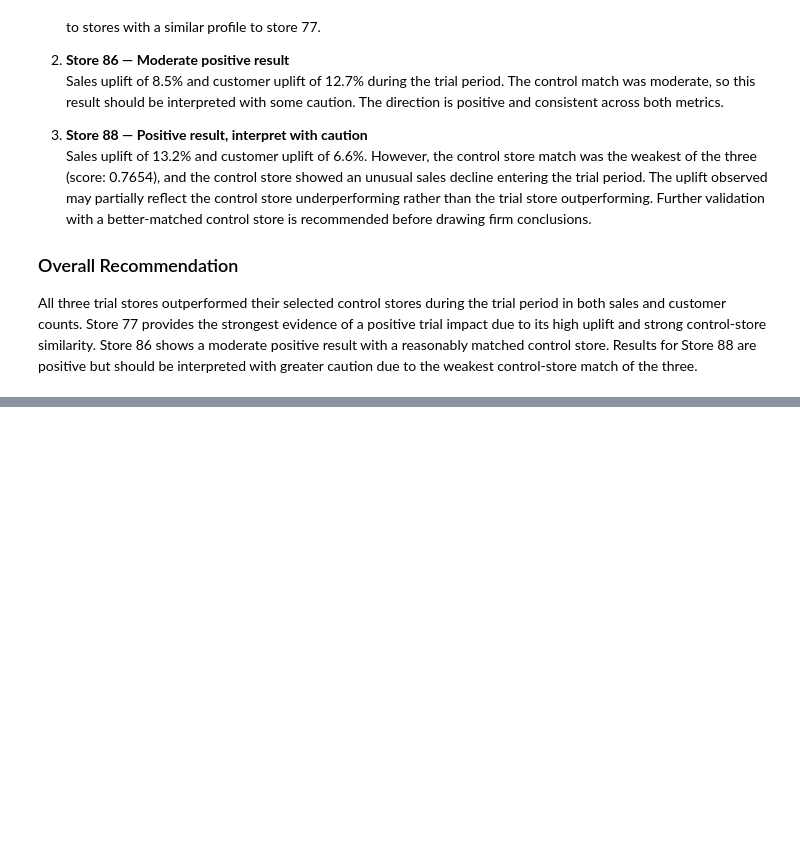
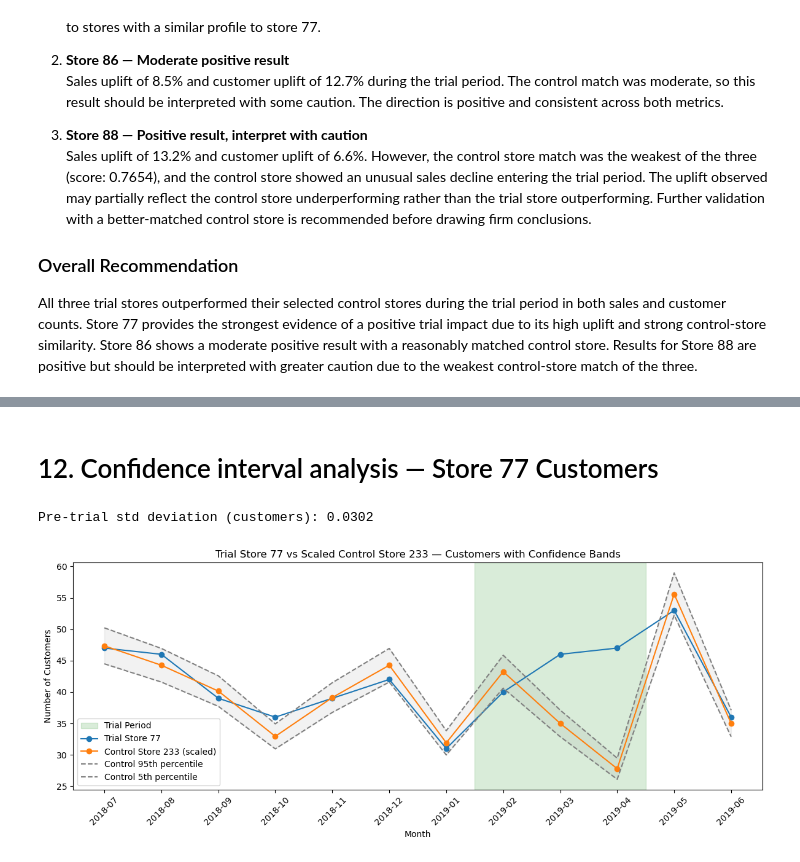
Before and after one commit to HarjiiBoss/forage-quantium-data-analytics, a Jupyter notebook: notebooks/task2_trial_vs_control.ipynb, the cells around one changed output, grey strips where cells are left out. Cells and saved outputs as stored; diff of their text form; code cells hidden in the pictures; blank space fills up the shorter version.

```diff
--- a/notebooks/task2_trial_vs_control.ipynb
+++ b/notebooks/task2_trial_vs_control.ipynb
@@ -397,0 +486,51 @@ All three trial stores outperformed their selected control stores during the tri
+# %% [markdown]
+# 12. Confidence interval analysis — Store 77 Customers
+# %%
+# Scaling factor for customers
+trial_pretrial_custs   = pre_trial[pre_trial['STORE_NBR'] == trial_store]['num_customers'].sum()
+control_pretrial_custs = pre_trial[pre_trial['STORE_NBR'] == control_store]['num_customers'].sum()
+scaling_factor_custs   = trial_pretrial_custs / control_pretrial_custs
+
+control_scaled_custs = store_monthly[store_monthly['STORE_NBR'] == control_store].copy()
+control_scaled_custs['scaled_custs'] = control_scaled_custs['num_customers'] * scaling_factor_custs
+
+# Percentage difference
+comparison_custs = trial_data[['YEARMONTH', 'num_customers']].merge(
+    control_scaled_custs[['YEARMONTH', 'scaled_custs']], on='YEARMONTH'
+)
+comparison_custs['pct_diff'] = abs(comparison_custs['scaled_custs'] - comparison_custs['num_customers']) / comparison_custs['scaled_custs']
+
+std_dev_custs = comparison_custs[pretrial_mask]['pct_diff'].std()
+print(f'Pre-trial std deviation (customers): {std_dev_custs:.4f}')
+
+control_scaled_custs['upper_95'] = control_scaled_custs['scaled_custs'] * (1 + std_dev_custs * 2)
+control_scaled_custs['lower_5']  = control_scaled_custs['scaled_custs'] * (1 - std_dev_custs * 2)
+
+# Plot
+months       = comparison_custs['YEARMONTH'].astype(str).tolist()
+trial_custs  = trial_data.sort_values('YEARMONTH')['num_customers'].values
+scaled_custs = control_scaled_custs.sort_values('YEARMONTH')['scaled_custs'].values
+upper        = control_scaled_custs.sort_values('YEARMONTH')['upper_95'].values
+lower        = control_scaled_custs.sort_values('YEARMONTH')['lower_5'].values
+
+trial_start_idx = months.index('2019-02')
+trial_end_idx   = months.index('2019-04')
+
+plt.figure(figsize=(12, 5))
+plt.axvspan(trial_start_idx - 0.5, trial_end_idx + 0.5, alpha=0.15, color='green', label='Trial Period')
+plt.plot(months, trial_custs,  marker='o', label=f'Trial Store {trial_store}')
+plt.plot(months, scaled_custs, marker='o', label=f'Control Store {control_store} (scaled)')
+plt.plot(months, upper, linestyle='--', color='grey', label='Control 95th percentile')
+plt.plot(months, lower, linestyle='--', color='grey', label='Control 5th percentile')
+plt.fill_between(range(len(months)), lower, upper, alpha=0.1, color='grey')
+plt.title(f'Trial Store {trial_store} vs Scaled Control Store {control_store} — Customers with Confidence Bands')
+plt.ylabel('Number of Customers')
+plt.xlabel('Month')
+plt.xticks(range(len(months)), months, rotation=45)
+plt.legend()
+plt.tight_layout()
+plt.savefig('../outputs/store77_customers_confidence.png', dpi=150)
+plt.show()
+# %% [output]
+Pre-trial std deviation (customers): 0.0302
+[figure, added]
```
Also changed, not shown: parts of 9 cells of this notebook, 6 other files.
